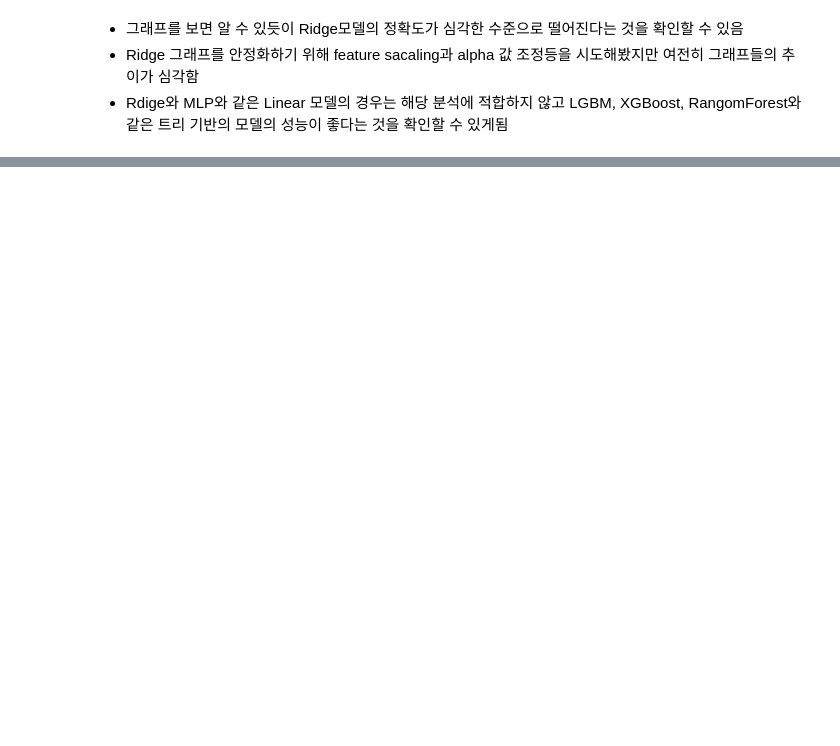
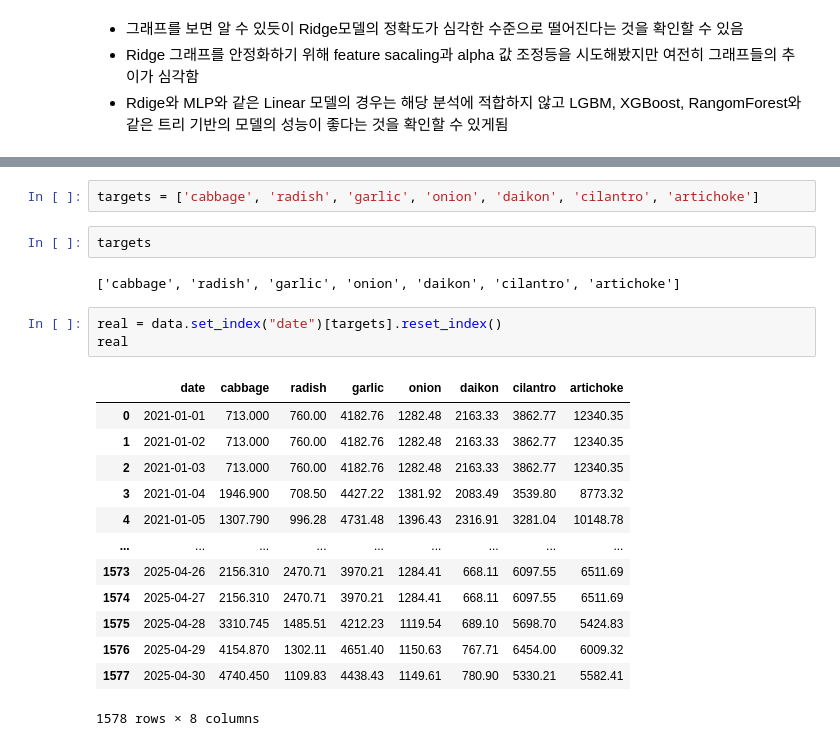
Before and after one commit to turtle-jaewoo/SE_Project, a Jupyter notebook: SE_Project.ipynb, the cells around one changed output, grey strips where cells are left out. Saved outputs shown, nothing was run; the diff lists cells and outputs as text; blank space fills up the shorter version.

```diff
--- a/SE_Project.ipynb
+++ b/SE_Project.ipynb
@@ -1642,0 +1660,23 @@ plot_predictions(df_for_plot, targets)
+# %%
+targets = ['cabbage', 'radish', 'garlic', 'onion', 'daikon', 'cilantro', 'artichoke']
+# %%
+targets
+# %% [output]
+['cabbage', 'radish', 'garlic', 'onion', 'daikon', 'cilantro', 'artichoke']
+# %%
+real = data.set_index("date")[targets].reset_index()
+real
+# %% [output]
+|  | date | cabbage | radish | garlic | onion | daikon | cilantro | artichoke |
+| 0 | 2021-01-01 | 713.000 | 760.00 | 4182.76 | 1282.48 | 2163.33 | 3862.77 | 12340.35 |
+| 1 | 2021-01-02 | 713.000 | 760.00 | 4182.76 | 1282.48 | 2163.33 | 3862.77 | 12340.35 |
+| 2 | 2021-01-03 | 713.000 | 760.00 | 4182.76 | 1282.48 | 2163.33 | 3862.77 | 12340.35 |
+| 3 | 2021-01-04 | 1946.900 | 708.50 | 4427.22 | 1381.92 | 2083.49 | 3539.80 | 8773.32 |
+| 4 | 2021-01-05 | 1307.790 | 996.28 | 4731.48 | 1396.43 | 2316.91 | 3281.04 | 10148.78 |
+| ... | ... | ... | ... | ... | ... | ... | ... | ... |
+| 1573 | 2025-04-26 | 2156.310 | 2470.71 | 3970.21 | 1284.41 | 668.11 | 6097.55 | 6511.69 |
+| 1574 | 2025-04-27 | 2156.310 | 2470.71 | 3970.21 | 1284.41 | 668.11 | 6097.55 | 6511.69 |
+| 1575 | 2025-04-28 | 3310.745 | 1485.51 | 4212.23 | 1119.54 | 689.10 | 5698.70 | 5424.83 |
+| 1576 | 2025-04-29 | 4154.870 | 1302.11 | 4651.40 | 1150.63 | 767.71 | 6454.00 | 6009.32 |
+| 1577 | 2025-04-30 | 4740.450 | 1109.83 | 4438.43 | 1149.61 | 780.90 | 5330.21 | 5582.41 |
+1578 rows × 8 columns
```
Also changed, not shown: parts of 28 cells of this notebook.
